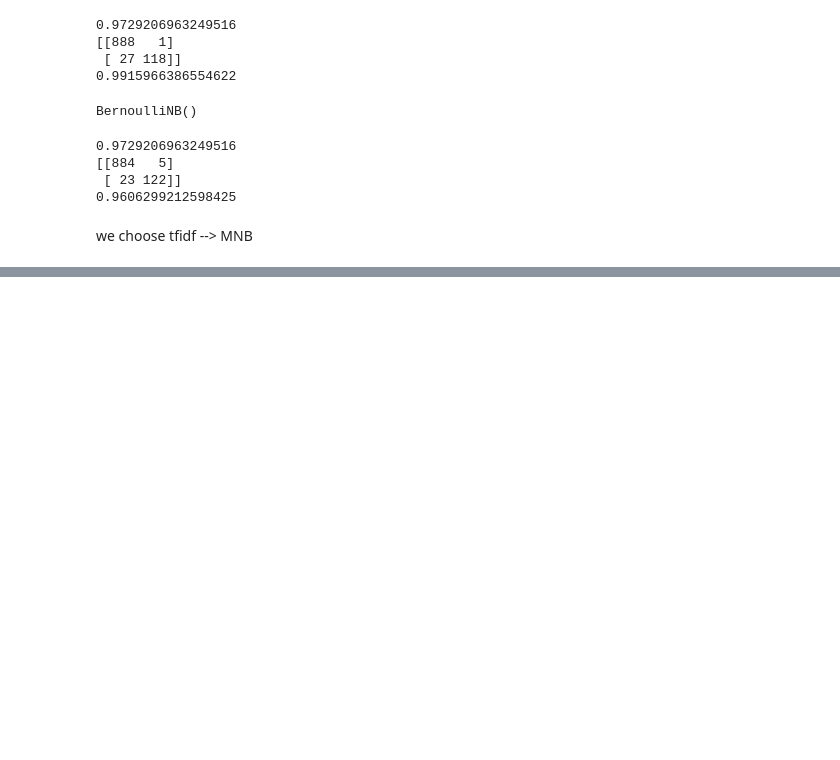
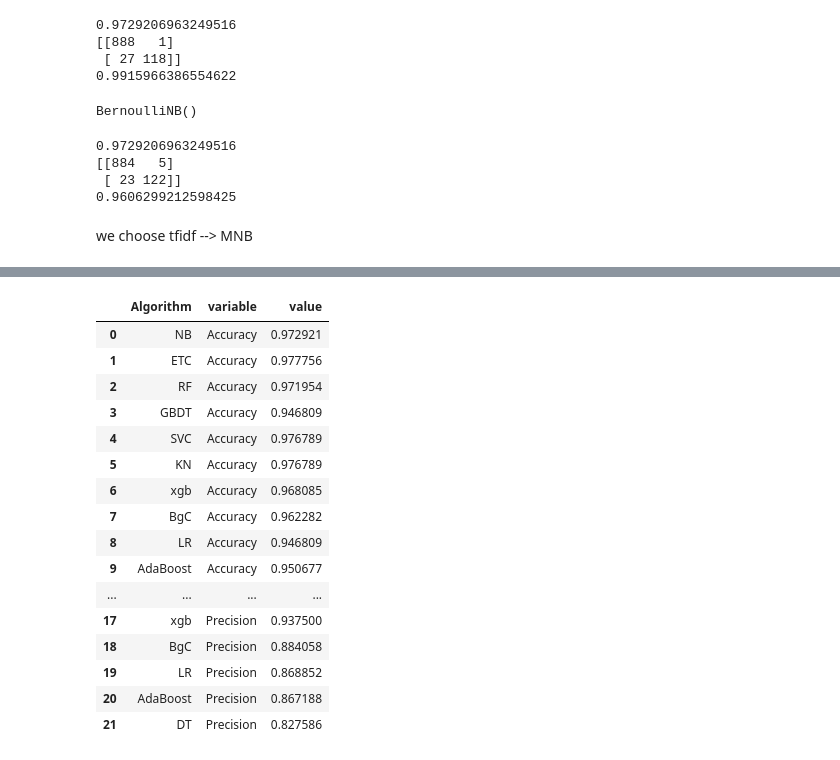
Before and after one commit to Aakashkhanal/spam_classifier, a Jupyter notebook: main.ipynb, the cells around one changed output, grey strips where cells are left out. Cells and saved outputs as stored; diff of their text form; code cells hidden in the pictures; blank space fills up the shorter version.

```diff
--- a/main.ipynb
+++ b/main.ipynb
@@ -578,0 +626,20 @@ AttributeError: 'NoneType' object has no attribute 'split'
+# %%
+performance_df1
+# %% [output]
+|  | Algorithm | variable | value |
+| 0 | NB | Accuracy | 0.972921 |
+| 1 | ETC | Accuracy | 0.977756 |
+| 2 | RF | Accuracy | 0.971954 |
+| 3 | GBDT | Accuracy | 0.946809 |
+| 4 | SVC | Accuracy | 0.976789 |
+| 5 | KN | Accuracy | 0.976789 |
+| 6 | xgb | Accuracy | 0.968085 |
+| 7 | BgC | Accuracy | 0.962282 |
+| 8 | LR | Accuracy | 0.946809 |
+| 9 | AdaBoost | Accuracy | 0.950677 |
+| ... | ... | ... | ... |
+| 17 | xgb | Precision | 0.937500 |
+| 18 | BgC | Precision | 0.884058 |
+| 19 | LR | Precision | 0.868852 |
+| 20 | AdaBoost | Precision | 0.867188 |
+| 21 | DT | Precision | 0.827586 |
```
Also changed, not shown: parts of 28 cells of this notebook, 3 other files.
